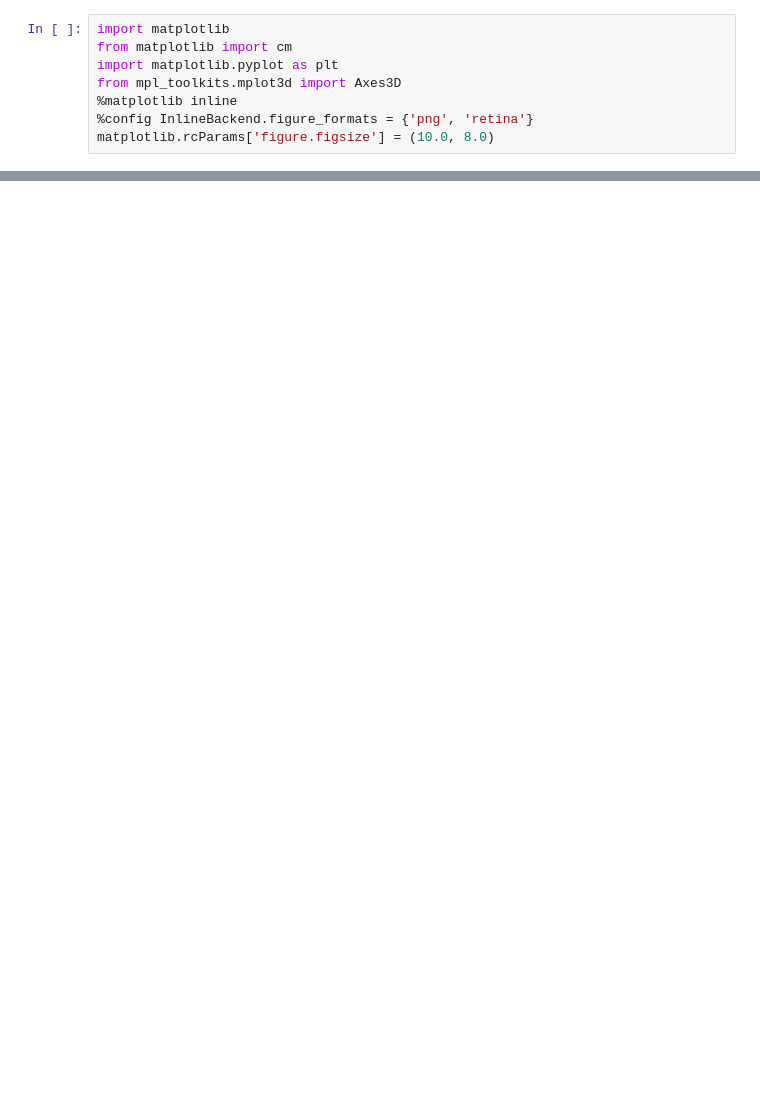
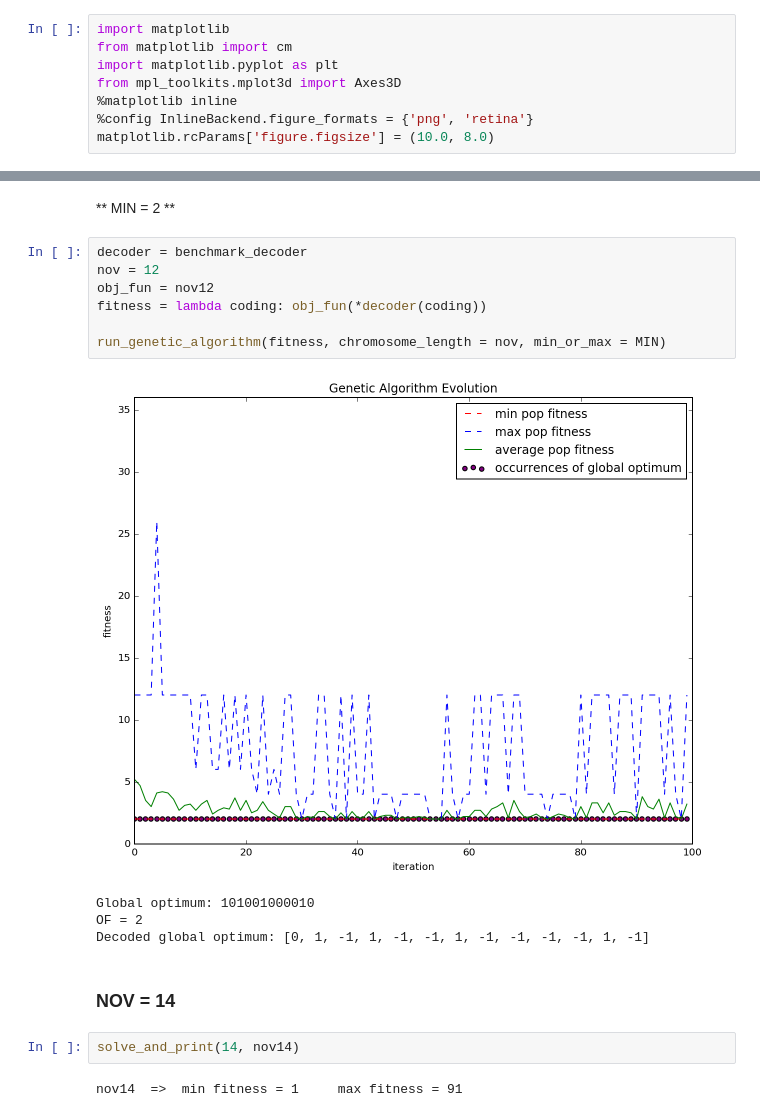
Before and after one commit to glifchits/simple-genetic-algorithm, a Jupyter notebook: SGA.ipynb, the cells around one changed output, grey strips where cells are left out. Drawn from its saved outputs; the diff is of its cells as text; blank space fills up the shorter version.

```diff
--- a/SGA.ipynb
+++ b/SGA.ipynb
@@ -307,0 +461,20 @@ Decoded global optimum: [0, 1, -1, -1, 1, 1, 1, 1, -1, -1, 1, 1, 1]
+# %% [markdown]
+** MIN = 2 **
+# %%
+decoder = benchmark_decoder
+nov = 12
+obj_fun = nov12
+fitness = lambda coding: obj_fun(*decoder(coding))
+
+run_genetic_algorithm(fitness, chromosome_length = nov, min_or_max = MIN)
+# %% [output]
+[figure, added]
+Global optimum: 101001000010
+OF = 2
+Decoded global optimum: [0, 1, -1, 1, -1, -1, 1, -1, -1, -1, -1, 1, -1]
+# %% [markdown]
+### NOV = 14
+# %%
+solve_and_print(14, nov14)
+# %% [output]
+nov14  =>  min fitness = 1     max fitness = 91
```
Also changed, not shown: parts of 40 cells of this notebook.
